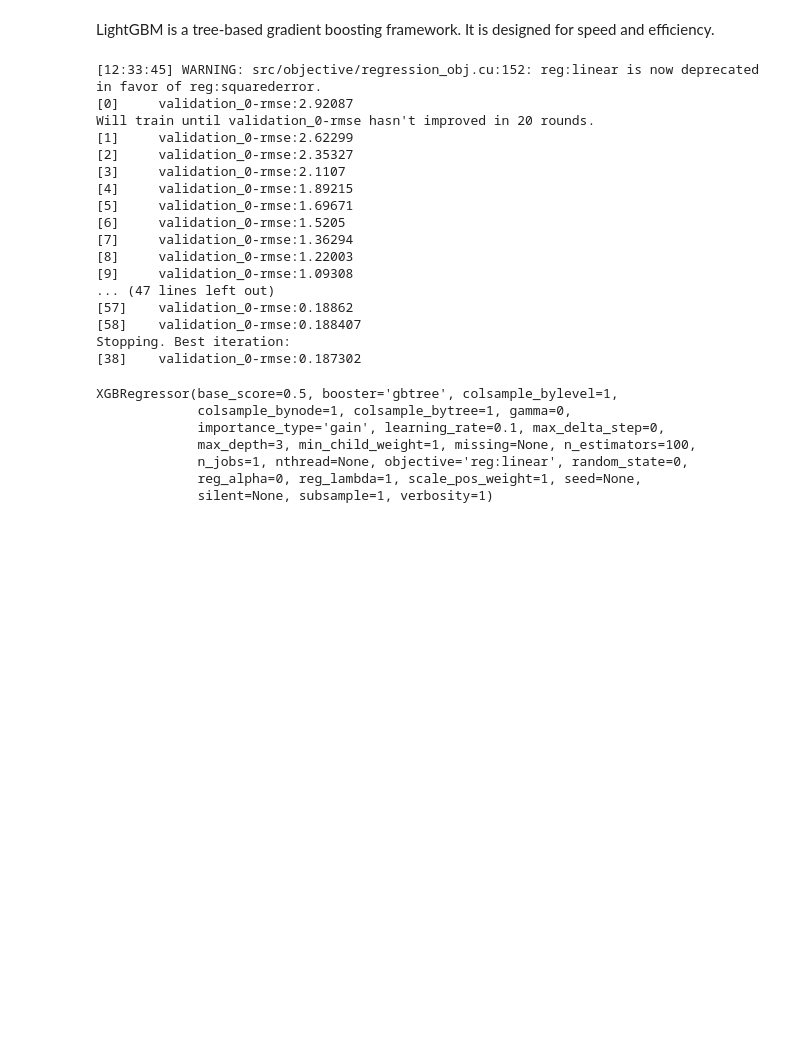
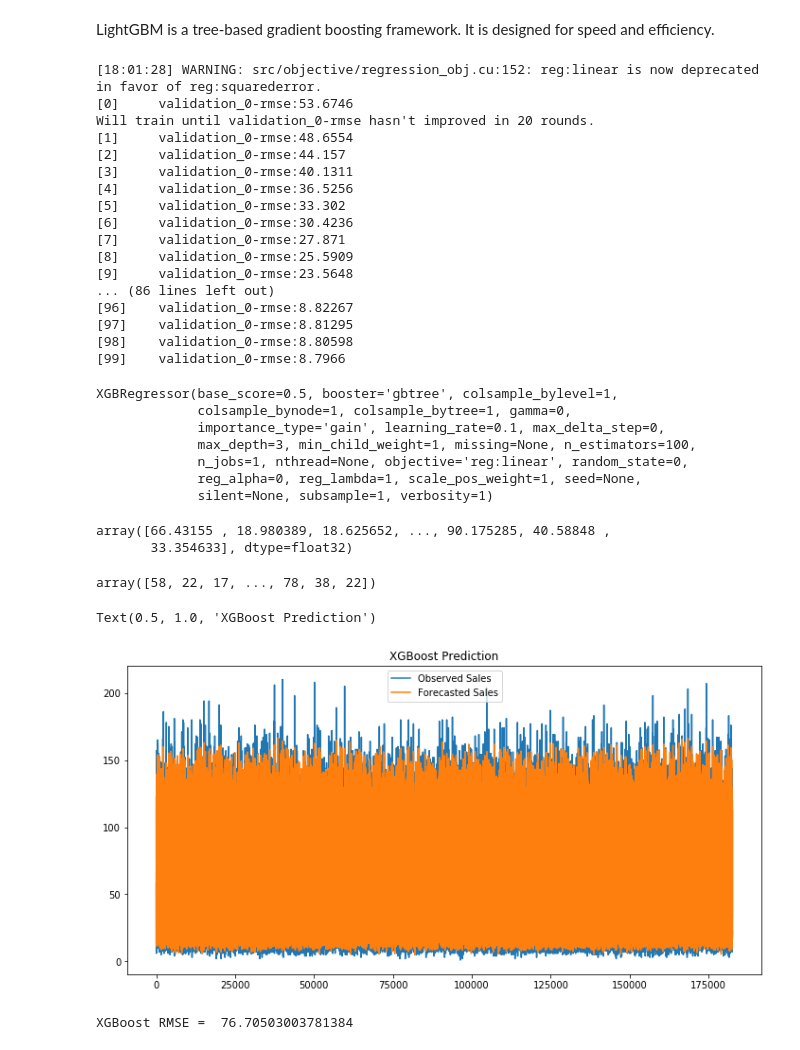
Before and after one commit to zhikaichen99/DemandForecasting, a Jupyter notebook: notebooks/xgboost-forecasting.ipynb, the cells around one changed output. Cells and saved outputs as stored; diff of their text form; code cells hidden in the pictures; blank space fills up the shorter version.

Commit message:
predictions for xgboost

```diff
--- a/notebooks/xgboost-forecasting.ipynb
+++ b/notebooks/xgboost-forecasting.ipynb
@@ -195 +226,5 @@ df['sales'] = np.log1p(df["sales"].values)
+# %%
+X_train, X_test, y_train, y_test = train_test_split(X, Y, test_size=0.2, random_state=1)
+
+X_train, X_val, y_train, y_val = train_test_split(X_train, y_train, test_size=0.25, random_state=1)
 # %%
@@ -202,7 +233,6 @@ cols = [col for col in train.columns if col not in ['date', 'id', "sales", "year
 # %%
-Y_train = train['sales']
-X_train = train[cols]
-
-Y_val = val['sales']
-X_val = val[cols]
+# Y_train = train['sales']
+# XG
+# Y_val = val['sales']
+# X_val = val[cols]
 # %% [markdown]
@@ -212,29 +242,29 @@ LightGBM is a tree-based gradient boosting framework. It is designed for speed a
 # %%
 model = xgb.XGBRegressor()
 # %%
-model.fit(X_train, Y_train,
-         eval_set = [(X_val, Y_val)],
+model.fit(X_train, y_train,
+         eval_set = [(X_val, y_val)],
          verbose = True,
          eval_metric = 'rmse',
          early_stopping_rounds = 20)
 # %% [output]
-[12:33:45] WARNING: src/objective/regression_obj.cu:152: reg:linear is now deprecated in favor of reg:squarederror.
-[0]     validation_0-rmse:2.92087
+[18:01:28] WARNING: src/objective/regression_obj.cu:152: reg:linear is now deprecated in favor of reg:squarederror.
+[0]     validation_0-rmse:53.6746
 Will train until validation_0-rmse hasn't improved in 20 rounds.
-[1]     validation_0-rmse:2.62299
-[2]     validation_0-rmse:2.35327
-[3]     validation_0-rmse:2.1107
-[4]     validation_0-rmse:1.89215
-[5]     validation_0-rmse:1.69671
-[6]     validation_0-rmse:1.5205
-[7]     validation_0-rmse:1.36294
-[8]     validation_0-rmse:1.22003
-[9]     validation_0-rmse:1.09308
-... (47 lines left out)
-[57]    validation_0-rmse:0.18862
-[58]    validation_0-rmse:0.188407
-Stopping. Best iteration:
-[38]    validation_0-rmse:0.187302
+[1]     validation_0-rmse:48.6554
+[2]     validation_0-rmse:44.157
+[3]     validation_0-rmse:40.1311
+[4]     validation_0-rmse:36.5256
+[5]     validation_0-rmse:33.302
+[6]     validation_0-rmse:30.4236
+[7]     validation_0-rmse:27.871
+[8]     validation_0-rmse:25.5909
+[9]     validation_0-rmse:23.5648
+... (86 lines left out)
+[96]    validation_0-rmse:8.82267
+[97]    validation_0-rmse:8.81295
+[98]    validation_0-rmse:8.80598
+[99]    validation_0-rmse:8.7966
 XGBRegressor(base_score=0.5, booster='gbtree', colsample_bylevel=1,
              colsample_bynode=1, colsample_bytree=1, gamma=0,
              importance_type='gain', learning_rate=0.1, max_delta_step=0,
@@ -242,8 +272,5 @@ XGBRegressor(base_score=0.5, booster='gbtree', colsample_bylevel=1,
              n_jobs=1, nthread=None, objective='reg:linear', random_state=0,
              reg_alpha=0, reg_lambda=1, scale_pos_weight=1, seed=None,
              silent=None, subsample=1, verbosity=1)
-# %%
-test = df.loc[df.sales.isna()]
-X_test = test[cols]
 # %%
 predictions = model.predict(X_test)
@@ -255,6 +277,22 @@ submission_df.to_csv('submission.csv', index=False)
+# %%
+predictions
+# %% [output]
+array([66.43155 , 18.980389, 18.625652, ..., 90.175285, 40.58848 ,
+       33.354633], dtype=float32)
+# %%
+y_test.values
+# %% [output]
+array([58, 22, 17, ..., 78, 38, 22])
 # %%
 fig = plt.figure(figsize = (12,6))
-sales = plt.plot(first_diff_test[cutoff_date:], label = 'Observed Sales')
+sales = plt.plot(y_test.values, label = 'Observed Sales')
 forecast = plt.plot(predictions, label = 'Forecasted Sales')
 plt.legend(loc = 'best')
-plt.title("SARIMAX Prediction")
+plt.title("XGBoost Prediction")
+# %% [output]
+Text(0.5, 1.0, 'XGBoost Prediction')
+[figure, added]
+# %%
+print('XGBoost RMSE = ', mean_squared_error(predictions, y_test.values))
+# %% [output]
+XGBoost RMSE =  76.70503003781384
```
Also changed, not shown: parts of 17 cells of this notebook.
